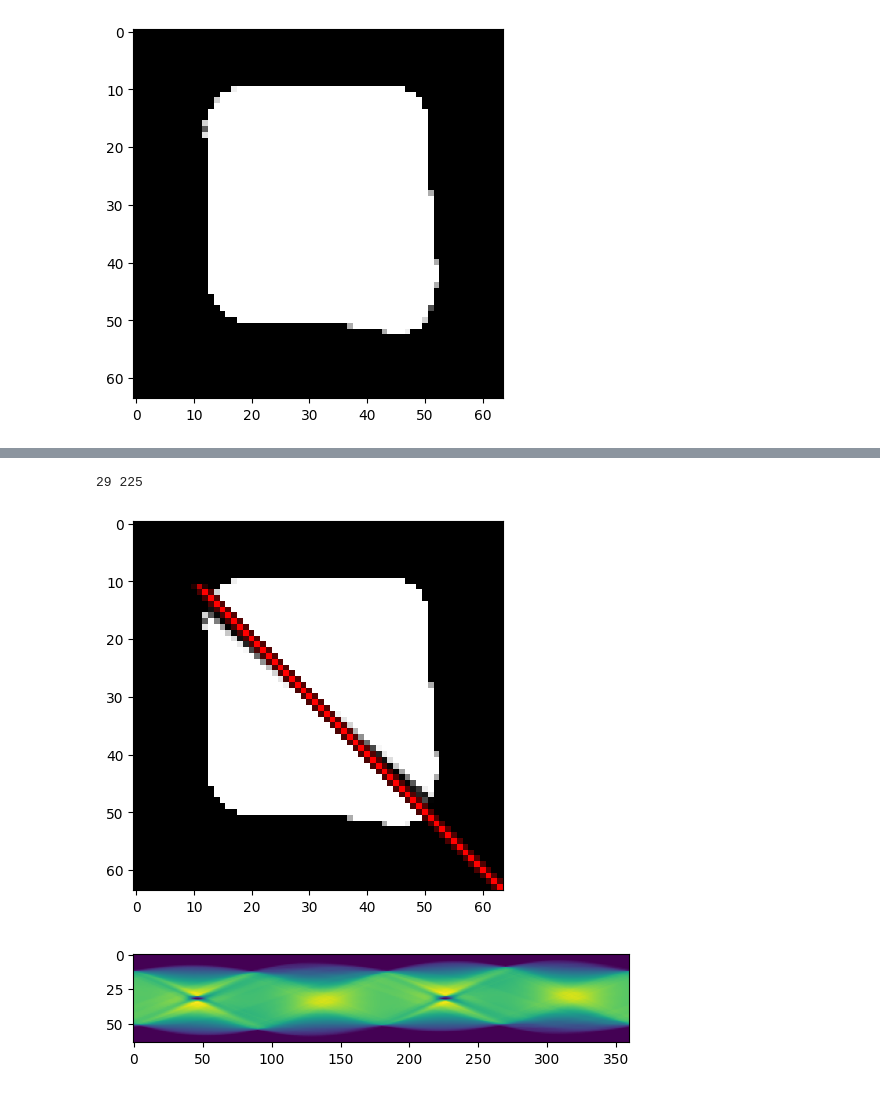
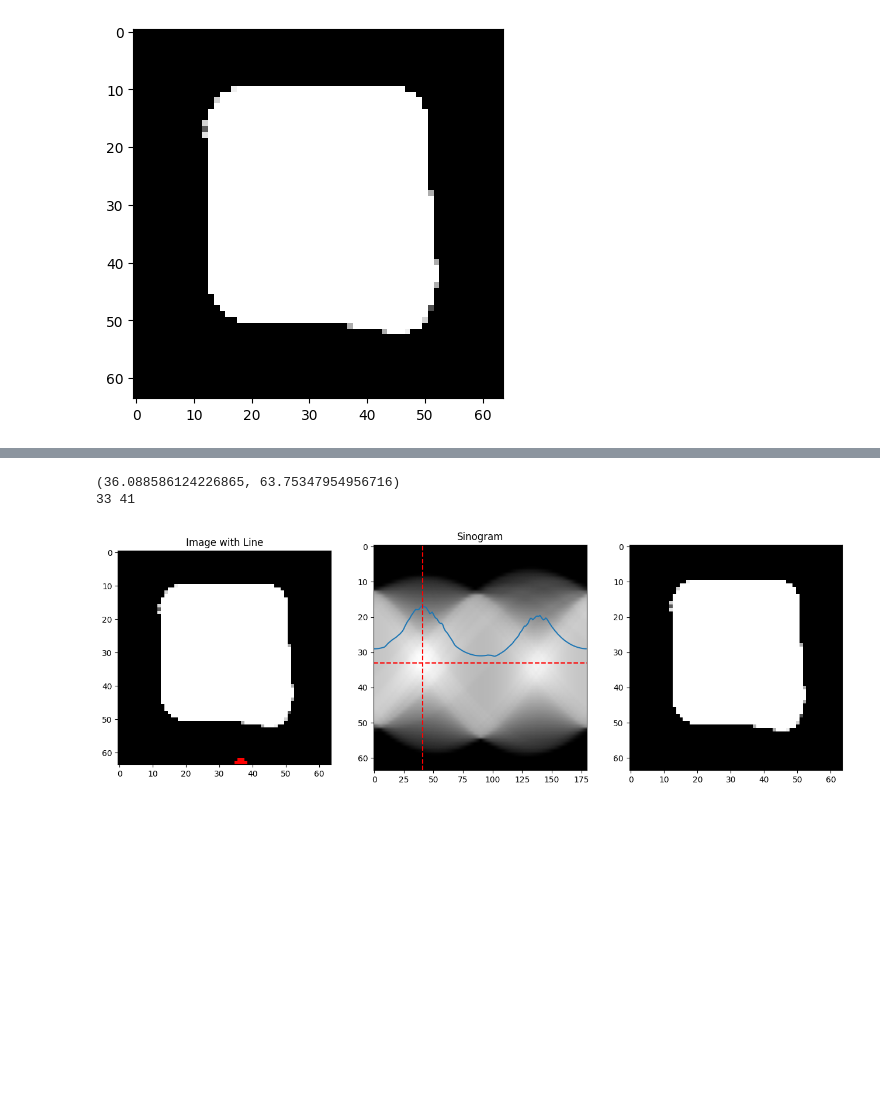
Before and after one commit to ticvac/konfera_string_art, a Jupyter notebook: radon transform/radon.ipynb, the cells around one changed output, grey strips where cells are left out. Cells and saved outputs as stored; diff of their text form; code cells hidden in the pictures; blank space fills up the shorter version.

```diff
--- a/radon transform/radon.ipynb
+++ b/radon transform/radon.ipynb
@@ -60,35 +50,0 @@ def get_start_point(pos, angle):
-# %%
-pos, angle = get_pos_angle(sinogram)
-print(pos, angle)
-
-start_point, normal_vector = get_start_point(pos, angle)
-
-
-# Define the start and end points
-start_point = (int(start_point[0]), int(start_point[1]))
-end_point = (
-    int(start_point[0] - normal_vector[0] * 100),
-    int(start_point[1] - normal_vector[1] * 100),
-)
-
-# Draw the line on the image
-# Convert the grayscale image to RGB
-img_rgb = cv2.cvtColor(img, cv2.COLOR_GRAY2RGB)
-
-# Draw the line on the RGB image
-img_with_line = cv2.line(
-    img_rgb.copy(), start_point, end_point, (255, 0, 0), 1, lineType=cv2.LINE_AA
-)
-
-img = cv2.line(img.copy(), start_point, end_point, 0, 1, lineType=cv2.LINE_AA)
-
-# Display the image with the line
-imshow(img_with_line, cmap="gray")
-plt.show()
-
-imshow(sinogram)
-sinogram = radon(img, theta=theta, circle=True)
-# %% [output]
-29 225
-[figure, removed]
-[figure, removed]
@@ -94,0 +73,45 @@ sinogram = radon(img, theta=theta, circle=True)
+# %%
+import math
+
+
+def rotate(origin, point, angle):
+    """
+    Rotate a point counterclockwise by a given angle around a given origin.
+
+    The angle should be given in radians.
+    """
+    ox, oy = origin
+    px, py = point
+
+    qx = ox + math.cos(angle) * (px - ox) - math.sin(angle) * (py - oy)
+    qy = oy + math.sin(angle) * (px - ox) + math.cos(angle) * (py - oy)
+    return qx, qy
+# %%
+sinogram = radon(img, theta=theta, circle=True)
+pos, angle = get_pos_angle(sinogram)
+
+vec = rotate([32, 32], [pos, 0], -angle)
+
+directional_vector = np.array([np.cos(np.deg2rad(angle)), np.sin(np.deg2rad(angle))])
+directional_vector = directional_vector / np.linalg.norm(directional_vector)
+
+img_rgb = cv2.cvtColor(img, cv2.COLOR_GRAY2RGB)
+print(vec)
+
+vec = np.array([int(vec[0]), int(vec[1])])
+end = vec + directional_vector * 100
+end = np.array(end, dtype=np.uint8)
+
+
+cv2.line(img_rgb, vec, end, (255, 0, 0), 2)
+img = cv2.line(img, vec, end, 0, 2)
+
+
+print(pos, angle)
+
+
+graph(sinogram, pos, angle, img_rgb, img)
+# %% [output]
+(36.088586124226865, 63.75347954956716)
+33 41
+[figure, added]
```
Also changed, not shown: parts of 3 cells of this notebook.
